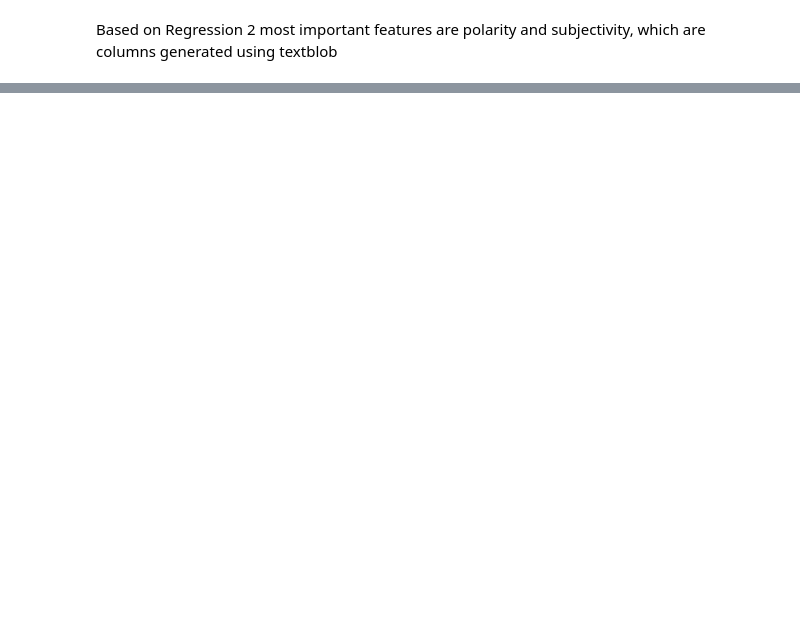
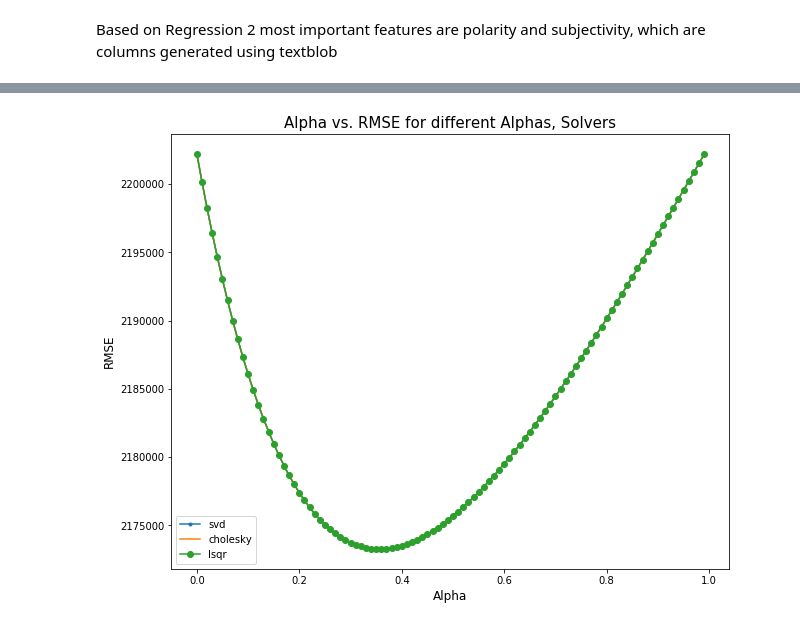
Before and after one commit to GreenMouth/Data-Science-Lab-Final-Project, a Jupyter notebook: src/Data-Exploration.ipynb, the cells around one changed output, grey strips where cells are left out. Drawn from its saved outputs; the diff is of its cells as text; code cells hidden in the pictures; blank space fills up the shorter version.

```diff
--- a/src/Data-Exploration.ipynb
+++ b/src/Data-Exploration.ipynb
@@ -1252,0 +1298,4 @@ def LogRegMetrics(features, labels, num_folds=5):
+# %%
+runRidge(data[['languages','comments','']],data['views'])
+# %% [output]
+[figure, added]
```
Also changed, not shown: parts of 31 cells of this notebook.
